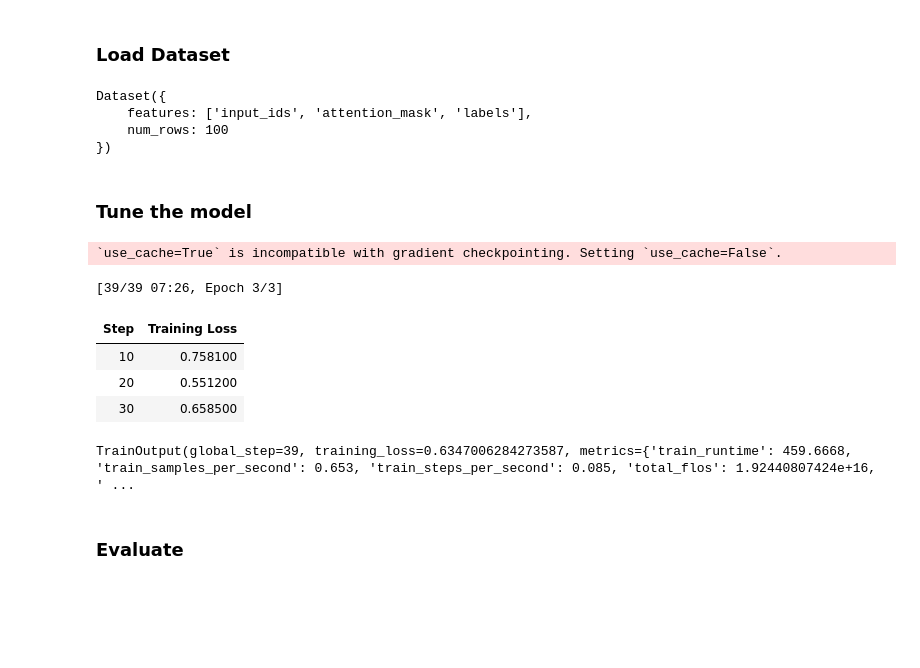
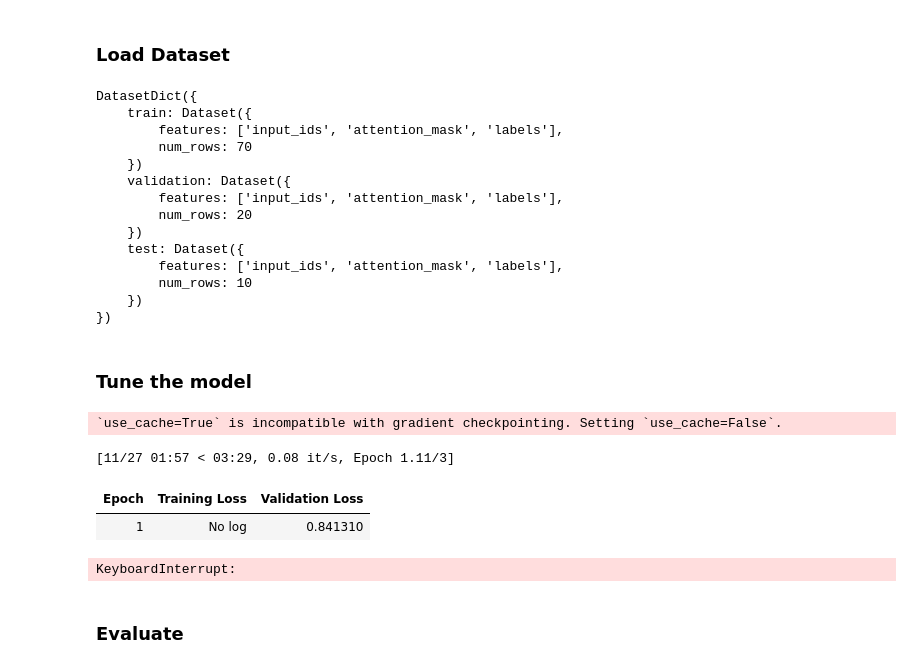
Before and after one commit to raguramant/synthetic-data-generator, a Jupyter notebook: training/first_impl.ipynb, the cells around one changed output. Saved outputs shown, nothing was run; the diff lists cells and outputs as text; code cells hidden in the pictures; blank space fills up the shorter version.

Commit message:
dataset split changes

```diff
--- a/training/first_impl.ipynb
+++ b/training/first_impl.ipynb
@@ -85,11 +86,21 @@ len(model.peft_config)
 # %% [markdown]
 ### Load Dataset
 # %%
-from datasets import load_dataset, Dataset
+from datasets import load_dataset, Dataset, DatasetDict
 from transformers import AutoTokenizer, AutoConfig
 
+# load the dataset and split it into train, validation and test sets
+dataset = load_dataset("json", data_files="../data/combinations.jsonl", split='train')
+shuffled_dataset = dataset.shuffle(seed=42)
+train_temp_split = shuffled_dataset.train_test_split(test_size=0.3) #30% for validation and test
+temp_dataset = train_temp_split['test']
+validation_test_split = temp_dataset.train_test_split(test_size=1/3)# 10% for validation and 20% for test
+split_datasets = DatasetDict({
+    'train': train_temp_split['train'],
+    'validation': validation_test_split['train'],
+    'test': validation_test_split['test']
+})
 
-raw_dataset = load_dataset("json", data_files="../data/combinations.jsonl")["train"]
 
 tokenizer = AutoTokenizer.from_pretrained(model_name, use_fast=True)
 tokenizer.pad_token = tokenizer.eos_token
@@ -142,13 +153,22 @@ def tokenize_with_loss_mask(example):
 
     return tokenized
 
-
-tokenized_dataset = raw_dataset.map(tokenize_with_loss_mask, remove_columns=raw_dataset.column_names)
+tokenized_dataset = split_datasets.map(tokenize_with_loss_mask, remove_columns=split_datasets["train"].column_names)
 print(tokenized_dataset)
 # %% [output]
-Dataset({
-    features: ['input_ids', 'attention_mask', 'labels'],
-    num_rows: 100
+DatasetDict({
+    train: Dataset({
+        features: ['input_ids', 'attention_mask', 'labels'],
+        num_rows: 70
+    })
+    validation: Dataset({
+        features: ['input_ids', 'attention_mask', 'labels'],
+        num_rows: 20
+    })
+    test: Dataset({
+        features: ['input_ids', 'attention_mask', 'labels'],
+        num_rows: 10
+    })
 })
 # %%
 # from datasets import load_dataset, Dataset
@@ -179,35 +199,39 @@ Dataset({
 # %%
 from transformers import TrainingArguments, Trainer
 
 training_args = TrainingArguments(
     per_device_train_batch_size=1,#2
+    per_device_eval_batch_size=1,#2
     gradient_accumulation_steps=8,#4
     num_train_epochs=3,
     learning_rate=2e-4,
     fp16=True,
     logging_steps=10,#10
-    save_steps=500,
+    eval_strategy="epoch",
+    save_strategy="epoch",
+    # save_steps=500,
+    metric_for_best_model="loss",
+    load_best_model_at_end=True,
     output_dir="../output",
     label_names=["labels"],
     disable_tqdm=False,
     gradient_checkpointing=True
 )
 
 trainer = Trainer(
     model=model,
-    train_dataset=tokenized_dataset,
+    train_dataset=tokenized_dataset["train"],
+    eval_dataset=tokenized_dataset["validation"],
     args=training_args
 )
 
 trainer.train()
 # %% [output]
 `use_cache=True` is incompatible with gradient checkpointing. Setting `use_cache=False`.
-[39/39 07:26, Epoch 3/3]
+[11/27 01:57 < 03:29, 0.08 it/s, Epoch 1.11/3]
-| Step | Training Loss |
-| 10 | 0.758100 |
-| 20 | 0.551200 |
-| 30 | 0.658500 |
+| Epoch | Training Loss | Validation Loss |
+| 1 | No log | 0.841310 |
-TrainOutput(global_step=39, training_loss=0.6347006284273587, metrics={'train_runtime': 459.6668, 'train_samples_per_second': 0.653, 'train_steps_per_second': 0.085, 'total_flos': 1.92440807424e+16, ' ...
+KeyboardInterrupt:
 # %% [markdown]
 ### Evaluate
 # %%
```
Also changed, not shown: parts of 1 cell of this notebook, 1 other file.
